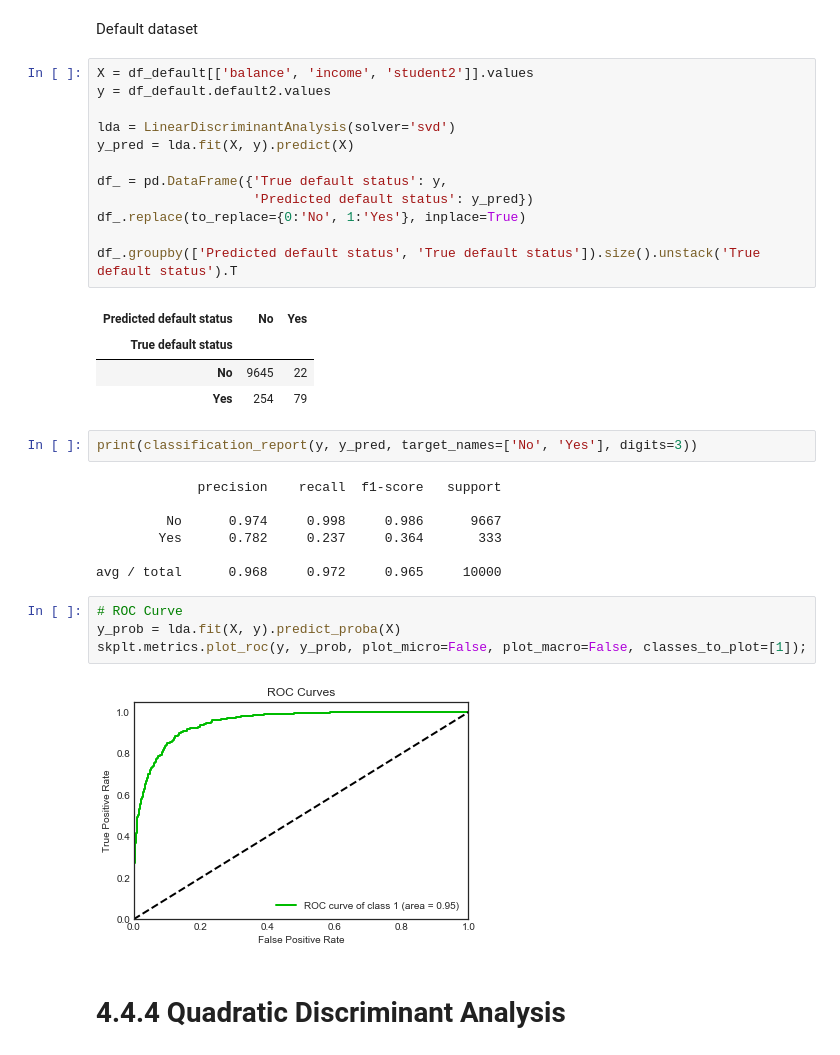
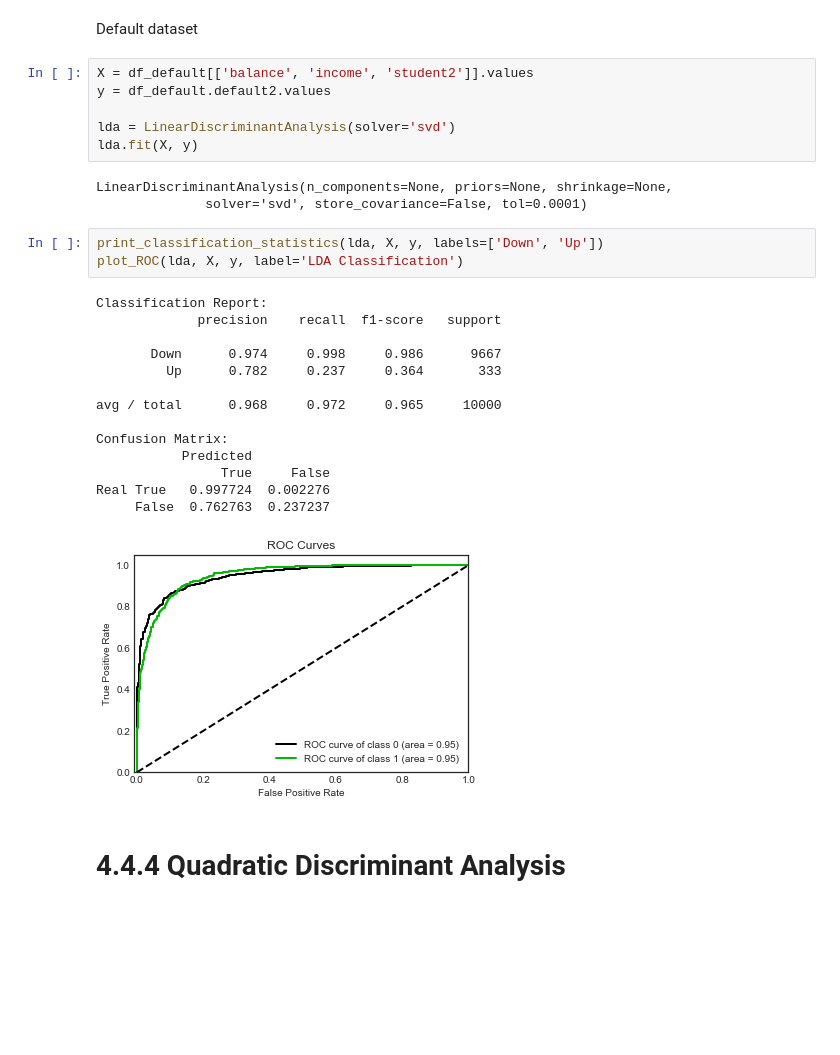
Before and after one commit to pedvide/ISLR_Python, a Jupyter notebook: Chapter4_classification.ipynb, the cells around one changed output. Drawn from its saved outputs; the diff is of its cells as text; blank space fills up the shorter version.

```diff
--- a/Chapter4_classification.ipynb
+++ b/Chapter4_classification.ipynb
@@ -258,33 +279,28 @@ X = df_default[['balance', 'income', 'student2']].values
 y = df_default.default2.values
 
 lda = LinearDiscriminantAnalysis(solver='svd')
-y_pred = lda.fit(X, y).predict(X)
-
-df_ = pd.DataFrame({'True default status': y,
-                    'Predicted default status': y_pred})
-df_.replace(to_replace={0:'No', 1:'Yes'}, inplace=True)
-
-df_.groupby(['Predicted default status', 'True default status']).size().unstack('True default status').T
+lda.fit(X, y)
 # %% [output]
-| Predicted default status | No | Yes |
-| True default status |  |  |
-| No | 9645 | 22 |
-| Yes | 254 | 79 |
+LinearDiscriminantAnalysis(n_components=None, priors=None, shrinkage=None,
+              solver='svd', store_covariance=False, tol=0.0001)
-# %%
-print(classification_report(y, y_pred, target_names=['No', 'Yes'], digits=3))
-# %% [output]
-             precision    recall  f1-score   support
-
-         No      0.974     0.998     0.986      9667
-        Yes      0.782     0.237     0.364       333
-
-avg / total      0.968     0.972     0.965     10000
-# %%
-# ROC Curve
-y_prob = lda.fit(X, y).predict_proba(X)
-skplt.metrics.plot_roc(y, y_prob, plot_micro=False, plot_macro=False, classes_to_plot=[1]);
-# %% [output]
-[figure, removed]
+# %%
+print_classification_statistics(lda, X, y, labels=['Down', 'Up'])
+plot_ROC(lda, X, y, label='LDA Classification')
+# %% [output]
+Classification Report:
+             precision    recall  f1-score   support
+
+       Down      0.974     0.998     0.986      9667
+         Up      0.782     0.237     0.364       333
+
+avg / total      0.968     0.972     0.965     10000
+
+Confusion Matrix:
+           Predicted
+                True     False
+Real True   0.997724  0.002276
+     False  0.762763  0.237237
+[figure, added]
 # %% [markdown]
 # 4.4.4 Quadratic Discriminant Analysis
 # %%
```
Also changed, not shown: parts of 12 cells of this notebook.
